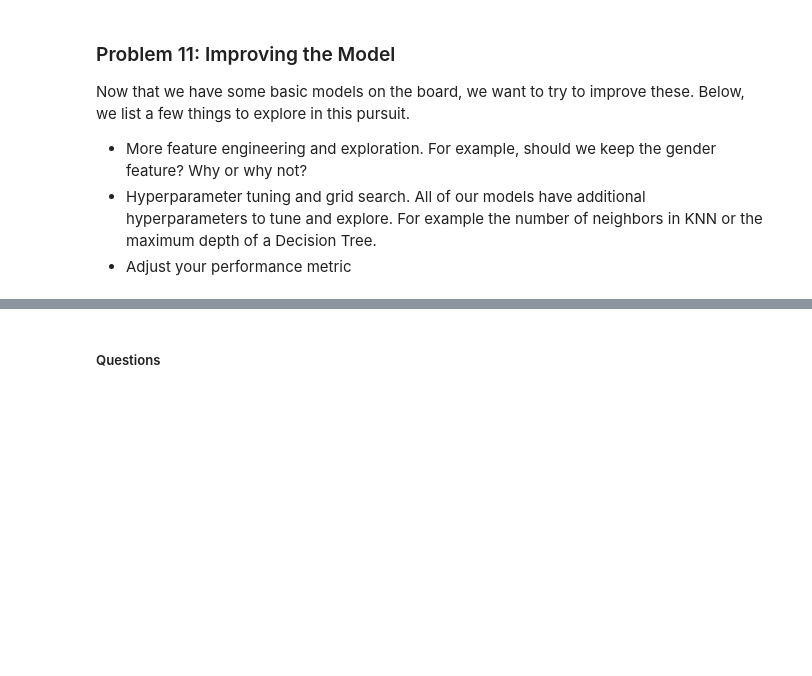
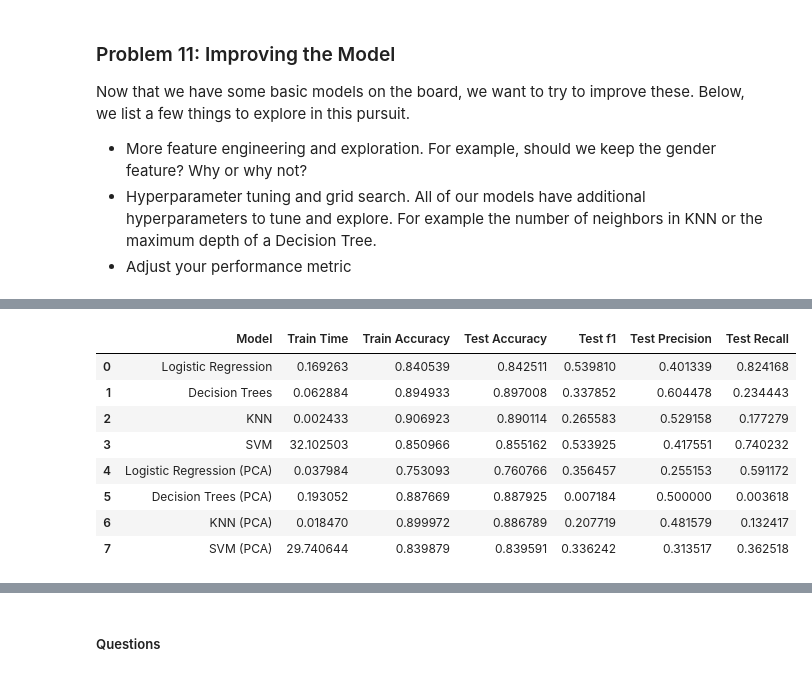
Before and after one commit to anhphong2312/ML-App3, a Jupyter notebook: prompt_III.ipynb, the cells around one changed output, grey strips where cells are left out. Saved outputs shown, nothing was run; the diff lists cells and outputs as text; code cells hidden in the pictures; blank space fills up the shorter version.

```diff
--- a/prompt_III.ipynb
+++ b/prompt_III.ipynb
@@ -851,0 +926,13 @@ Now that we have some basic models on the board, we want to try to improve these
+# %%
+df_results_final = pd.concat([df_results, df_results_pca], ignore_index=True)
+df_results_final
+# %% [output]
+|  | Model | Train Time | Train Accuracy | Test Accuracy | Test f1 | Test Precision | Test Recall |
+| 0 | Logistic Regression | 0.169263 | 0.840539 | 0.842511 | 0.539810 | 0.401339 | 0.824168 |
+| 1 | Decision Trees | 0.062884 | 0.894933 | 0.897008 | 0.337852 | 0.604478 | 0.234443 |
+| 2 | KNN | 0.002433 | 0.906923 | 0.890114 | 0.265583 | 0.529158 | 0.177279 |
+| 3 | SVM | 32.102503 | 0.850966 | 0.855162 | 0.533925 | 0.417551 | 0.740232 |
+| 4 | Logistic Regression (PCA) | 0.037984 | 0.753093 | 0.760766 | 0.356457 | 0.255153 | 0.591172 |
+| 5 | Decision Trees (PCA) | 0.193052 | 0.887669 | 0.887925 | 0.007184 | 0.500000 | 0.003618 |
+| 6 | KNN (PCA) | 0.018470 | 0.899972 | 0.886789 | 0.207719 | 0.481579 | 0.132417 |
+| 7 | SVM (PCA) | 29.740644 | 0.839879 | 0.839591 | 0.336242 | 0.313517 | 0.362518 |
```
Also changed, not shown: parts of 14 cells of this notebook.
